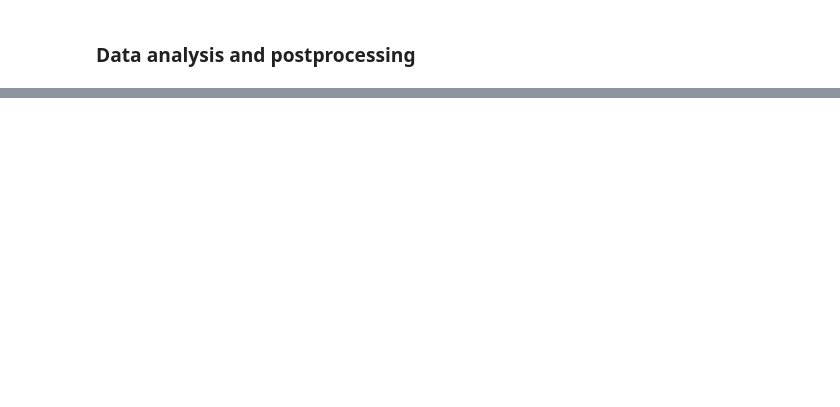
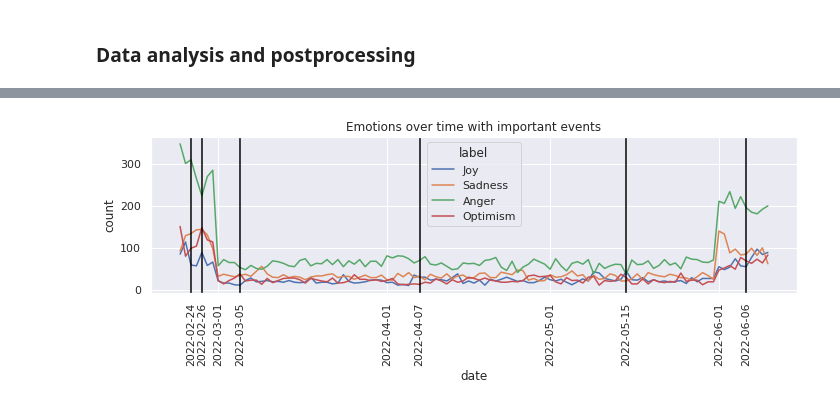
Before and after one commit to JohannesWittmann9/bert_tweet_emotion_classification, a Jupyter notebook: NLE2_J_Q_Wittmann_Ukraine_Tweet_Classification.ipynb, the cells around one changed output, grey strips where cells are left out. Drawn from its saved outputs; the diff is of its cells as text; code cells hidden in the pictures; blank space fills up the shorter version.

```diff
--- a/NLE2_J_Q_Wittmann_Ukraine_Tweet_Classification.ipynb
+++ b/NLE2_J_Q_Wittmann_Ukraine_Tweet_Classification.ipynb
@@ -488,0 +518,56 @@ Name: Optimism, dtype: int64
+# %%
+# Every date included
+
+df_t = df_all_dates.copy()
+
+dictionary = {}
+
+for index, row in df_t.iterrows():
+  key = row['label'] + "_" + row['event']
+  if(key in dictionary):
+    dictionary[key] = dictionary[key] + 1
+  else:
+    dictionary[key] = 1
+#pprint(dictionary)
+
+df_all_clean = pd.DataFrame(columns=["label", "date", "count"])
+
+for k,v in dictionary.items():
+  entry = pd.DataFrame.from_dict({
+     "label": [k.split("_")[0]],
+     "date":  [k.split("_")[1]],
+     "count": [v]
+     })
+  df_all_clean = pd.concat([df_all_clean, entry], ignore_index=True)
+
+df_all_clean["date"] = pd.to_datetime(df_all_clean["date"])
+df_all_clean.sort_values(by='date', inplace=True)
+#pprint(df_all_clean)
+
+#sns.catplot(x="date", y="count", hue="label",
+#            kind="point", data=df_all_clean, height=10, aspect=35/10)
+
+sns.set(rc={"figure.figsize":(10, 4)})
+ax = sns.lineplot(data=df_all_clean, x="date", y="count", hue="label")
+ax.set(title='Emotions over time with important events')
+ax.tick_params(axis='x', labelrotation=70)
+
+event_df = pd.DataFrame(dates, columns=["date"])
+month_dates = ["2022-03-01","2022-04-01","2022-05-01","2022-06-01"]
+month_df = pd.DataFrame(month_dates, columns=["date"])
+event_df = pd.concat([event_df, month_df], ignore_index=True)
+event_df["date"] = pd.to_datetime(event_df["date"])
+event_df.sort_values(by='date', inplace=True)
+event_ticks = event_df["date"].apply(lambda x: x.to_pydatetime().strftime("%Y-%m-%d"))
+plt.xticks(ticks = event_df["date"], labels = event_ticks, rotation = 'vertical')
+
+#date_ticks = df_all_clean["date"].apply(lambda x: x.to_pydatetime().strftime("%Y-%m-%d"))
+#plt.xticks(ticks = df_all_clean["date"], labels = date_ticks, rotation = 'vertical')
+for ev in dates:
+  date_obj = datetime.strptime(ev[:18], '%Y-%m-%d')
+  plt.axvline(date_obj, 0, max(df_all_clean["count"]), color = "black")
+
+plt.tight_layout()
+plt.savefig("count_per_day.png", dpi=300)
+# %% [output]
+[figure, added]
```
Also changed, not shown: parts of 34 cells of this notebook, 2 other files.
